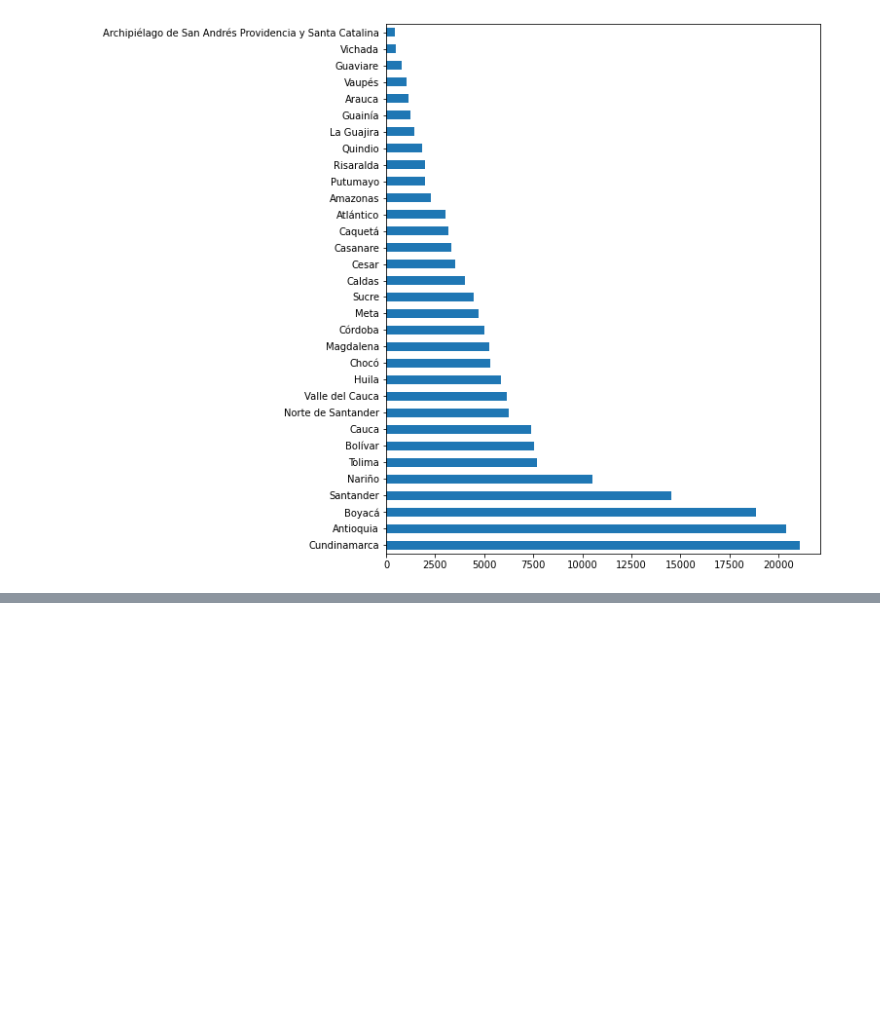
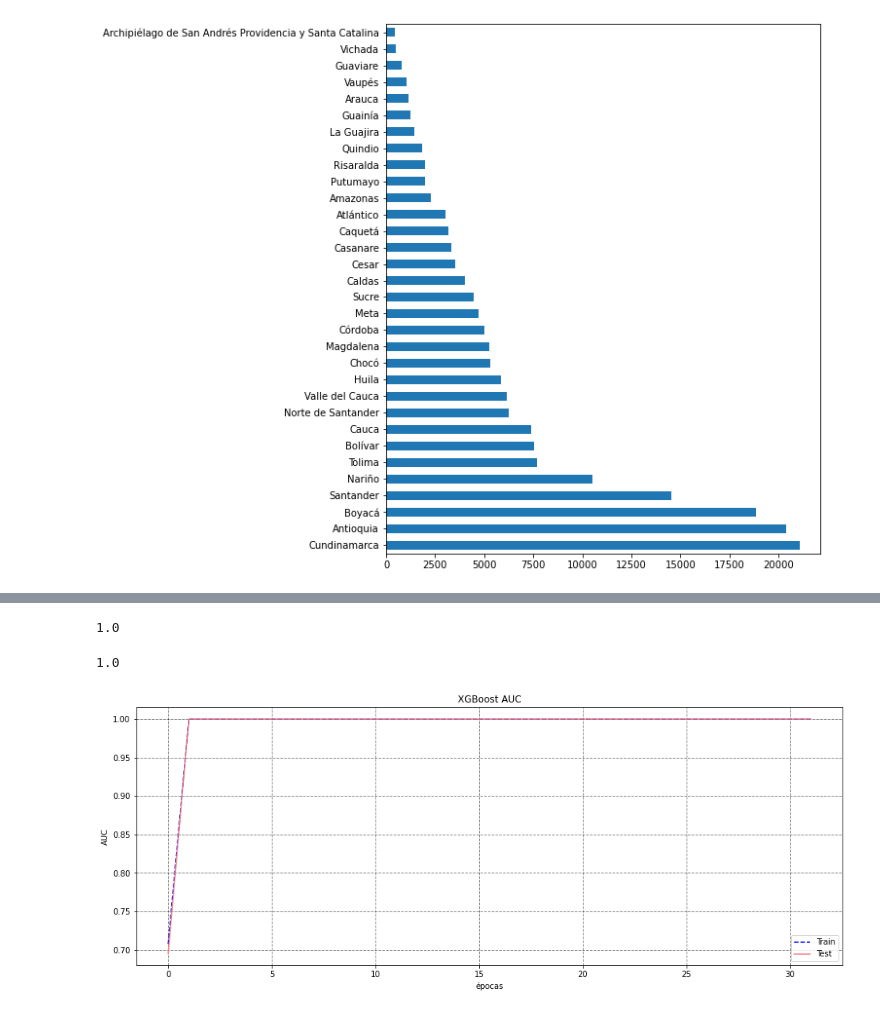
Before and after one commit to jomen93/Cartera, a Jupyter notebook: Modelo.ipynb, the cells around one changed output, grey strips where cells are left out. Cells and saved outputs as stored; diff of their text form; code cells hidden in the pictures; blank space fills up the shorter version.

```diff
--- a/Modelo.ipynb
+++ b/Modelo.ipynb
@@ -387,0 +535,9 @@ See the caveats in the documentation: https://pandas.pydata.org/pandas-docs/stab
+# %%
+%load_ext autoreload
+%autoreload 2
+
+X_train, X_test, X_val, y_train, y_test, y_val = split_stratified(X, y)
+
+print("% de datos en el conjunto de entrenamiento = {}".format(len(X_train)/len(X)*100))
+print("% de datos en el conjunto de validación    = {}".format(len(X_val)/len(X)*100))
+print("% de datos en el conjunto de test          = {}".format(len(X_test)/len(X)*100))
@@ -387,0 +584,20 @@ See the caveats in the documentation: https://pandas.pydata.org/pandas-docs/stab
+# %%
+params = {"booster":"gbtree",
+          "eta": 0.05,
+          "alpha":0.5,
+          "gamma":5,
+          "silent":1,
+          "objective":"binary:logistic",
+          "eval_metric":"auc",
+          "colsample_bytree":0.8,
+          "subsample":1
+         }
+
+xgb_model = XGBClassifier(**params, scale_pos_weight=3.8)
+# %%
+xgb_model.fit(X_train,
+              y_train,
+              eval_set=[(X_train, y_train),(X_test, y_test)],
+              eval_metric=["error", "auc"],
+              early_stopping_rounds=30
+             )
@@ -387,0 +631,23 @@ See the caveats in the documentation: https://pandas.pydata.org/pandas-docs/stab
+# %%
+accuracy_score(y_test, xgb_model.predict(X_test))
+# %% [output]
+1.0
+# %%
+accuracy_score(y_val, xgb_model.predict(X_val))
+# %% [output]
+1.0
+# %%
+results = xgb_model.evals_result()
+epoch   = len(results["validation_0"]["error"])
+x_axis  = range(0, epoch)
+
+fig, ax = plt.subplots(figsize=(16,6))
+ax.plot(x_axis, results["validation_0"]["auc"], "b--",label="Train")
+ax.plot(x_axis, results["validation_1"]["auc"], "lightcoral", label="Test")
+ax.legend()
+plt.ylabel("AUC")
+plt.xlabel("épocas")
+plt.title("XGBoost AUC")
+plt.grid(color='k', alpha=0.5, linestyle='dashed', linewidth=0.9)
+# %% [output]
+[figure, added]
```
Also changed, not shown: parts of 27 cells of this notebook.
